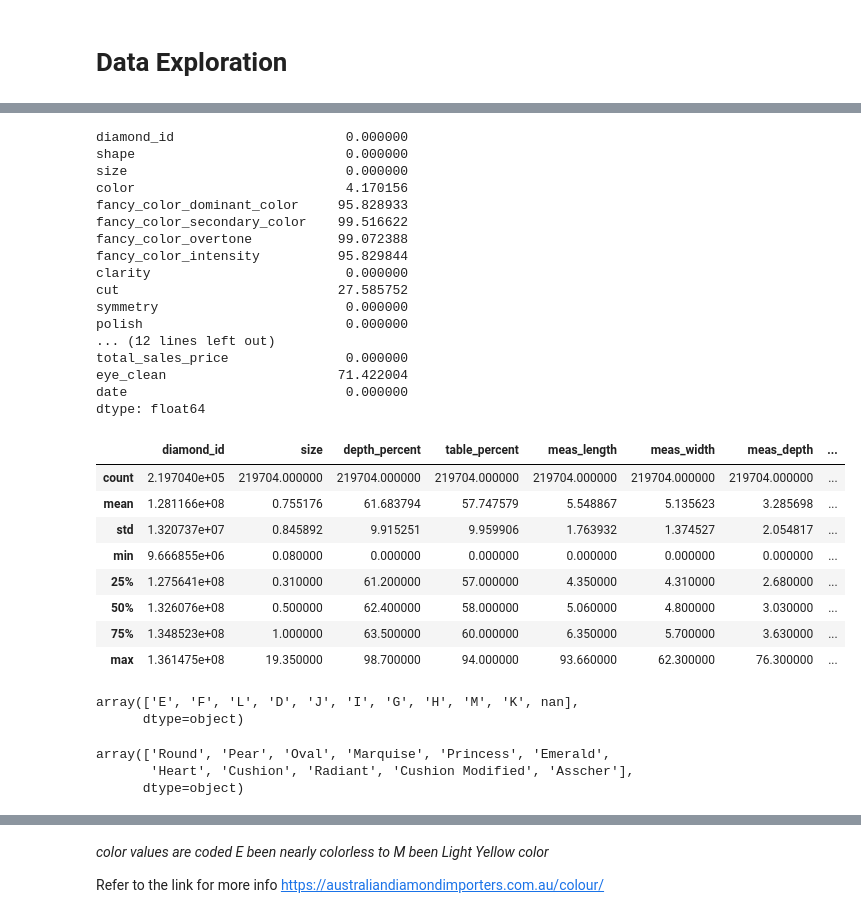
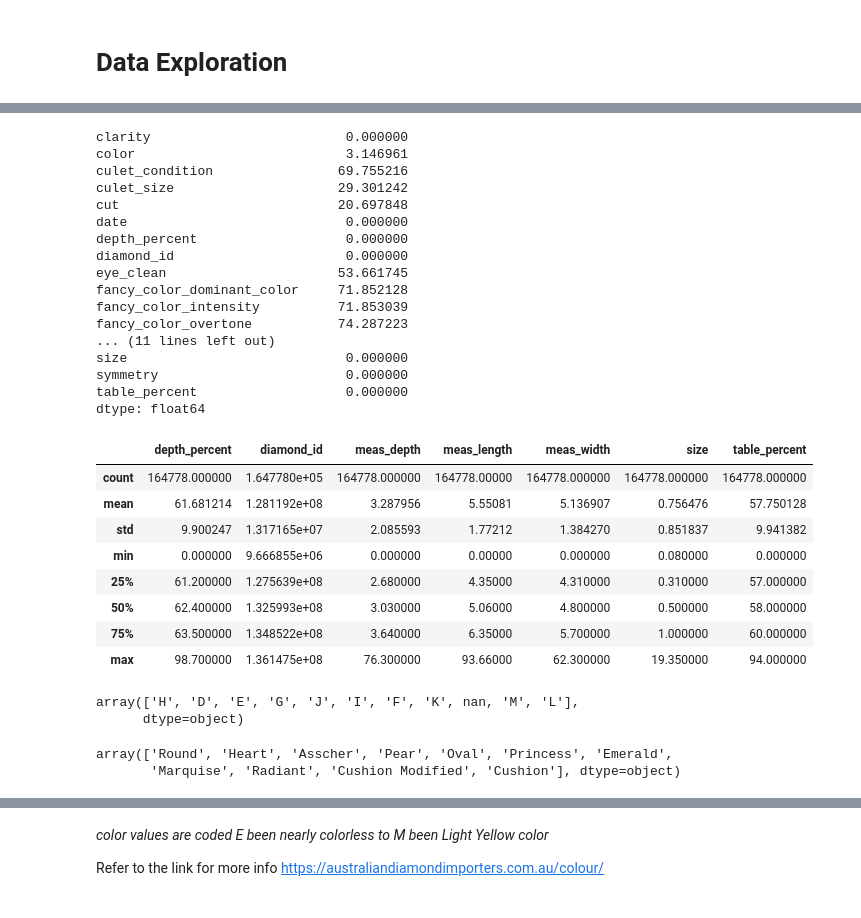
Before and after one commit to jmajurel/diamonds_project, a Jupyter notebook: diamonds_project.ipynb, the cells around one changed output, grey strips where cells are left out. Saved outputs shown, nothing was run; the diff lists cells and outputs as text; code cells hidden in the pictures.

```diff
--- a/diamonds_project.ipynb
+++ b/diamonds_project.ipynb
@@ -22,5 +23,9 @@ Diamonds data set available on kaggle (https://www.kaggle.com/enashed/diamond-pr
 # %% [markdown]
 # Data Exploration
 # %%
-df = pd.read_csv("./diamonds_project/diamonds.csv")
+data = pd.read_csv("./diamonds_project/diamonds.csv")
+# %%
+X = data[data.columns.difference(['total_sales_price'])]
+y = data["total_sales_price"]
+X_train, X_test, y_train, y_test = train_test_split(X, y)
 # %%
@@ -91,49 +105,48 @@ memory usage: 45.3+ MB
 # %%
-df.isnull().sum() / df.shape[0] * 100
+X_train.isnull().sum() / df.shape[0] * 100
 # %% [output]
+clarity                         0.000000
+color                           3.146961
+culet_condition                69.755216
+culet_size                     29.301242
+cut                            20.697848
+date                            0.000000
+depth_percent                   0.000000
 diamond_id                      0.000000
-shape                           0.000000
+eye_clean                      53.661745
+fancy_color_dominant_color     71.852128
+fancy_color_intensity          71.853039
+fancy_color_overtone           74.287223
+... (11 lines left out)
 size                            0.000000
-color                           4.170156
-fancy_color_dominant_color     95.828933
-fancy_color_secondary_color    99.516622
-fancy_color_overtone           99.072388
-fancy_color_intensity          95.829844
-clarity                         0.000000
-cut                            27.585752
 symmetry                        0.000000
-polish                          0.000000
-... (12 lines left out)
-total_sales_price               0.000000
-eye_clean                      71.422004
-date                            0.000000
+table_percent                   0.000000
 dtype: float64
 # %%
 nb_columns = ['size', 'depth_percent', 'table_percent', 'meas_length', 'meas_width', 'meas_depth', 'total_sales_price']
 # %%
 cat_columns = ['shape', 'color', 'clarity', 'symmetry', 'polish',  'fluor_intensity', 'lab']
 # %%
-df.describe()
+X_train.describe()
 # %% [output]
-|  | diamond_id | size | depth_percent | table_percent | meas_length | meas_width | meas_depth | ... |
-| count | 2.197040e+05 | 219704.000000 | 219704.000000 | 219704.000000 | 219704.000000 | 219704.000000 | 219704.000000 | ... |
-| mean | 1.281166e+08 | 0.755176 | 61.683794 | 57.747579 | 5.548867 | 5.135623 | 3.285698 | ... |
-| std | 1.320737e+07 | 0.845892 | 9.915251 | 9.959906 | 1.763932 | 1.374527 | 2.054817 | ... |
-| min | 9.666855e+06 | 0.080000 | 0.000000 | 0.000000 | 0.000000 | 0.000000 | 0.000000 | ... |
-| 25% | 1.275641e+08 | 0.310000 | 61.200000 | 57.000000 | 4.350000 | 4.310000 | 2.680000 | ... |
-| 50% | 1.326076e+08 | 0.500000 | 62.400000 | 58.000000 | 5.060000 | 4.800000 | 3.030000 | ... |
-| 75% | 1.348523e+08 | 1.000000 | 63.500000 | 60.000000 | 6.350000 | 5.700000 | 3.630000 | ... |
-| max | 1.361475e+08 | 19.350000 | 98.700000 | 94.000000 | 93.660000 | 62.300000 | 76.300000 | ... |
+|  | depth_percent | diamond_id | meas_depth | meas_length | meas_width | size | table_percent |
+| count | 164778.000000 | 1.647780e+05 | 164778.000000 | 164778.00000 | 164778.000000 | 164778.000000 | 164778.000000 |
+| mean | 61.681214 | 1.281192e+08 | 3.287956 | 5.55081 | 5.136907 | 0.756476 | 57.750128 |
+| std | 9.900247 | 1.317165e+07 | 2.085593 | 1.77212 | 1.384270 | 0.851837 | 9.941382 |
+| min | 0.000000 | 9.666855e+06 | 0.000000 | 0.00000 | 0.000000 | 0.080000 | 0.000000 |
+| 25% | 61.200000 | 1.275639e+08 | 2.680000 | 4.35000 | 4.310000 | 0.310000 | 57.000000 |
+| 50% | 62.400000 | 1.325993e+08 | 3.030000 | 5.06000 | 4.800000 | 0.500000 | 58.000000 |
+| 75% | 63.500000 | 1.348522e+08 | 3.640000 | 6.35000 | 5.700000 | 1.000000 | 60.000000 |
+| max | 98.700000 | 1.361475e+08 | 76.300000 | 93.66000 | 62.300000 | 19.350000 | 94.000000 |
 # %%
-df.color.unique()
+X_train.color.unique()
 # %% [output]
-array(['E', 'F', 'L', 'D', 'J', 'I', 'G', 'H', 'M', 'K', nan],
+array(['H', 'D', 'E', 'G', 'J', 'I', 'F', 'K', nan, 'M', 'L'],
       dtype=object)
 # %%
-df['shape'].unique()
+X_train['shape'].unique()
 # %% [output]
-array(['Round', 'Pear', 'Oval', 'Marquise', 'Princess', 'Emerald',
-       'Heart', 'Cushion', 'Radiant', 'Cushion Modified', 'Asscher'],
-      dtype=object)
+array(['Round', 'Heart', 'Asscher', 'Pear', 'Oval', 'Princess', 'Emerald',
+       'Marquise', 'Radiant', 'Cushion Modified', 'Cushion'], dtype=object)
 # %%
 for name in cat_columns:
```
Also changed, not shown: parts of 31 cells of this notebook.
